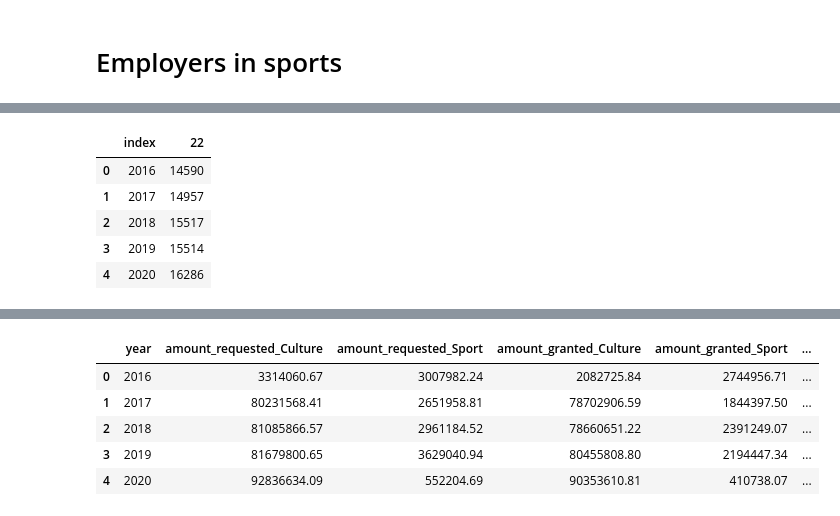
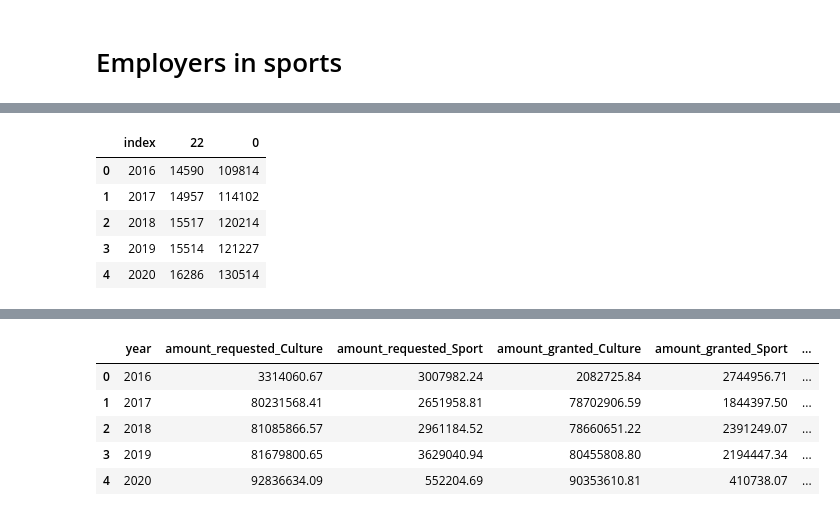
Before and after one commit to IrynaHorova/Project-Amsterdam, a Jupyter notebook: your-code/data-transformation-ih.ipynb, the cells around one changed output, grey strips where cells are left out. Drawn from its saved outputs; the diff is of its cells as text; code cells hidden in the pictures.

```diff
--- a/your-code/data-transformation-ih.ipynb
+++ b/your-code/data-transformation-ih.ipynb
@@ -261,0 +276,5 @@ employed_org.head()
+# %%
+totl = pd.DataFrame(employed_org.iloc[:, 1:7].sum(axis = 0)).transpose()
+totl['Unnamed: 1'] ='Total'
+totl = totl[['Unnamed: 1', 2016, 2017, 2018, 2019, 2020]]
+employed_org = employed_org.append(totl)
@@ -262,15 +301,13 @@ employed_org.head()
 # %%
-employed_org = employed_org.applymap(lambda x: x.replace('-','0') if type(x) is str else x)
-employed_org[[2016,2017,2018,2019,2020]] = employed_org[[2016,2017,2018,2019,2020]].apply(pd.to_numeric)
-employed_org = employed_org[employed_org['Unnamed: 1'] == 'cultuur, sport en recreatie']
+employed_org = employed_org[employed_org['Unnamed: 1'].isin(['cultuur, sport en recreatie','Total'])]
 employed_org = employed_org.transpose()
 employed_org = employed_org.iloc[1:, :].reset_index()
 employed_org
 # %% [output]
-|  | index | 22 |
-| 0 | 2016 | 14590 |
-| 1 | 2017 | 14957 |
-| 2 | 2018 | 15517 |
-| 3 | 2019 | 15514 |
-| 4 | 2020 | 16286 |
+|  | index | 22 | 0 |
+| 0 | 2016 | 14590 | 109814 |
+| 1 | 2017 | 14957 | 114102 |
+| 2 | 2018 | 15517 | 120214 |
+| 3 | 2019 | 15514 | 121227 |
+| 4 | 2020 | 16286 | 130514 |
 # %%
```
Also changed, not shown: parts of 12 cells of this notebook, 2 other files.
